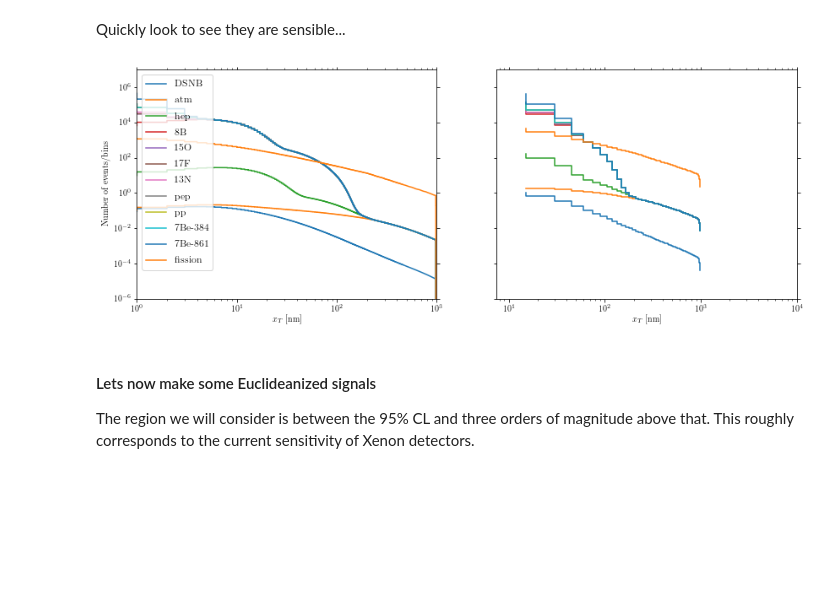
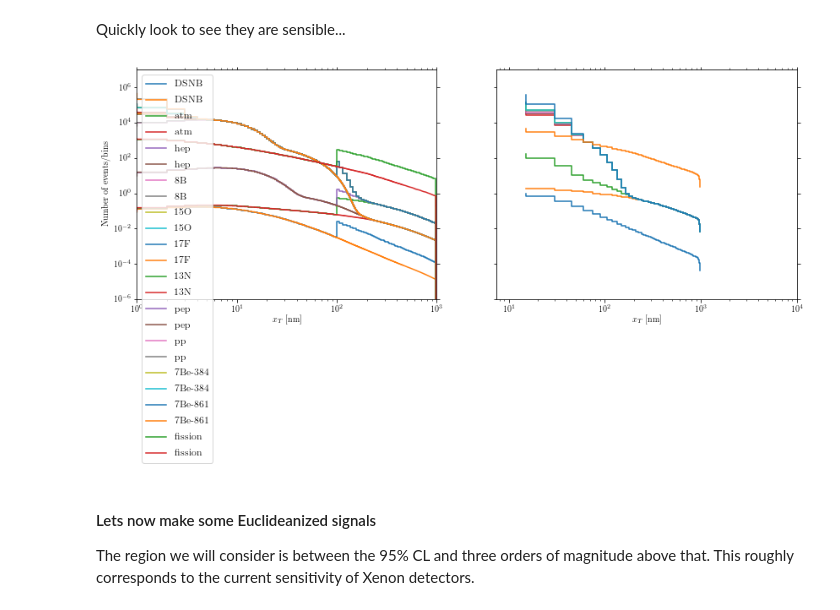
Before and after one commit to tedwards2412/paleo_detectors, a Jupyter notebook: Notebooks/Mass_Reconstruction.ipynb, the cells around one changed output. Cells and saved outputs as stored; diff of their text form; code cells hidden in the pictures; blank space fills up the shorter version.

```diff
--- a/Notebooks/Mass_Reconstruction.ipynb
+++ b/Notebooks/Mass_Reconstruction.ipynb
@@ -36,6 +36,7 @@ Sinj = Mineral("Sinjarite")
 Lets load the backgrounds now
 # %%
 xb = paleopy.calcBins_1nm()
+N_BG_1nm_test = paleopy.GetBackground(Sinj, 1.0)
 N_BG_1nm = paleopy.GetBackground(Sinj, sigma=1.0, x_bins=xb)
 N_BG_15nm = paleopy.GetBackground(Sinj, 15.0)
 # %% [output]
@@ -75,36 +76,37 @@ ax1.set_xscale("log")
 ax1.set_yscale("log")
 
 for i,bkg in enumerate(bkg_list):
-    ax1.step(paleopy.calcBins(1.0)[:-1] + 0.5, N_BG_1nm[i], label=bkg)
+    ax1.step(xb[:-1] + np.diff(xb)/2, N_BG_1nm[i], label=bkg)
+    ax1.step(paleopy.calcBins(1.0)[:-1] + 1./2, N_BG_1nm_test[i], label=bkg)
 
 ax1.legend(fontsize=12)
 ax1.set_ylim(1e-6, 1e7)
 ax1.set_xlim(1, 1000)
 
 ax1.set_ylabel(r"Number of events/bins")
 ax1.set_xlabel(r"$x_T$ [nm]")
 
 #------------------
 
 ax2.set_xscale("log")
 ax2.set_yscale("log")
 
 for i,bkg in enumerate(bkg_list):
     ax2.step(paleopy.calcBins(15.0)[:-1] + 15.0/2, N_BG_15nm[i], label=bkg)
 
 ax2.set_ylim(1e-6, 1e7)
 ax2.set_xlim(7.5, 10000)
 
 ax2.set_xlabel(r"$x_T$ [nm]")
 
 #ax2.legend()
 #ax2.legend(fontsize=12)
 
 #f.subplots_adjust(hspace=0.001)
 
 plt.show()
 # %% [output]
-[figure, old version]
+[figure, new version]
 # %% [markdown]
 #### Lets now make some Euclideanized signals
 
```
Also changed, not shown: parts of 14 cells of this notebook, 33 other files.
